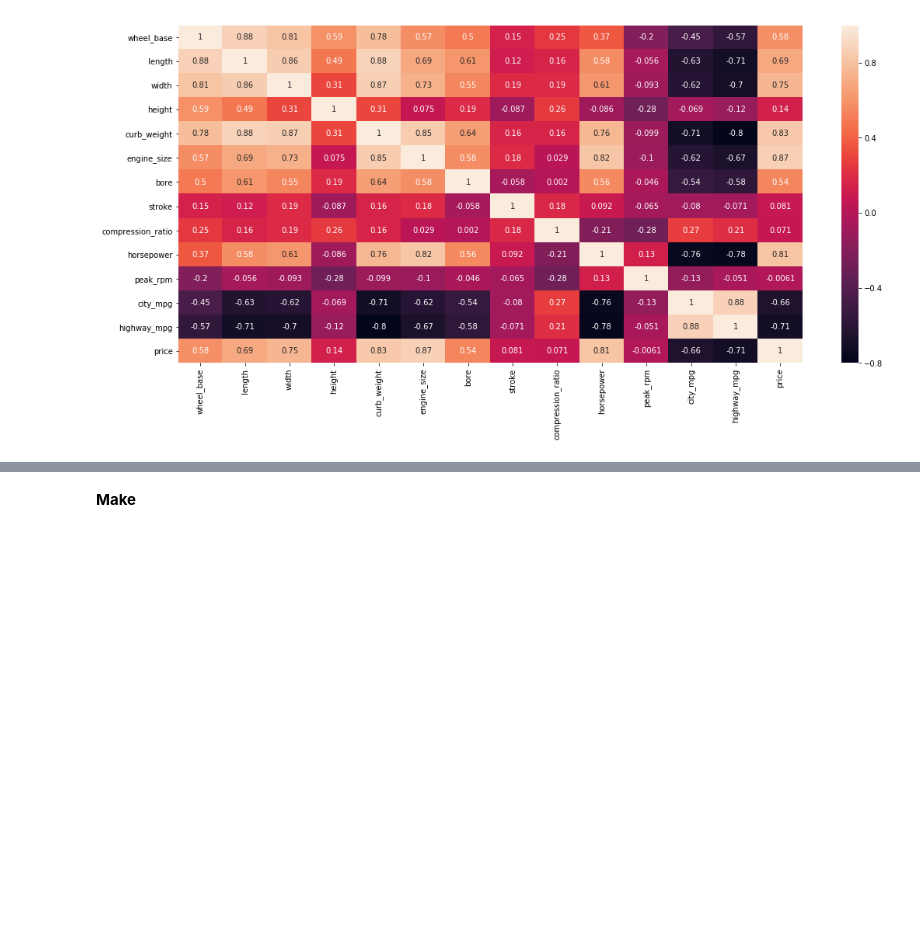
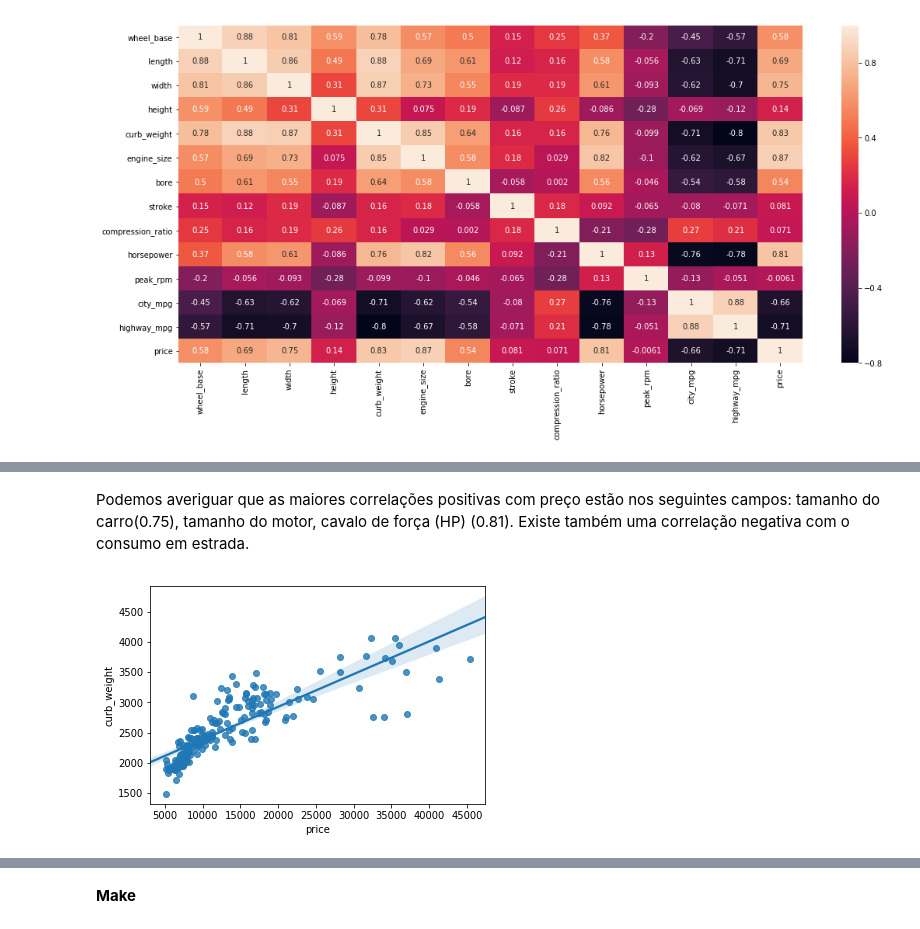
Before and after one commit to marco-bom-amigo/Trabalho-Final, a Jupyter notebook: automobile-price-prediction.ipynb, the cells around one changed output, grey strips where cells are left out. Drawn from its saved outputs; the diff is of its cells as text; code cells hidden in the pictures; blank space fills up the shorter version.

Commit message:
Add some scatters and explanations about correlations

```diff
--- a/automobile-price-prediction.ipynb
+++ b/automobile-price-prediction.ipynb
@@ -149,0 +150,8 @@ plt.show()
+# %% [markdown]
+Podemos averiguar que as maiores correlações positivas com preço estão nos seguintes campos: tamanho do carro(0.75), tamanho do motor, cavalo de força (HP) (0.81). Existe também uma correlação negativa com o consumo em estrada.
+# %%
+data2 = data.dropna()
+sns.regplot(data2['price'], data2['curb_weight'])
+plt.show()
+# %% [output]
+[figure, added]
```
Also changed, not shown: parts of 7 cells of this notebook.
